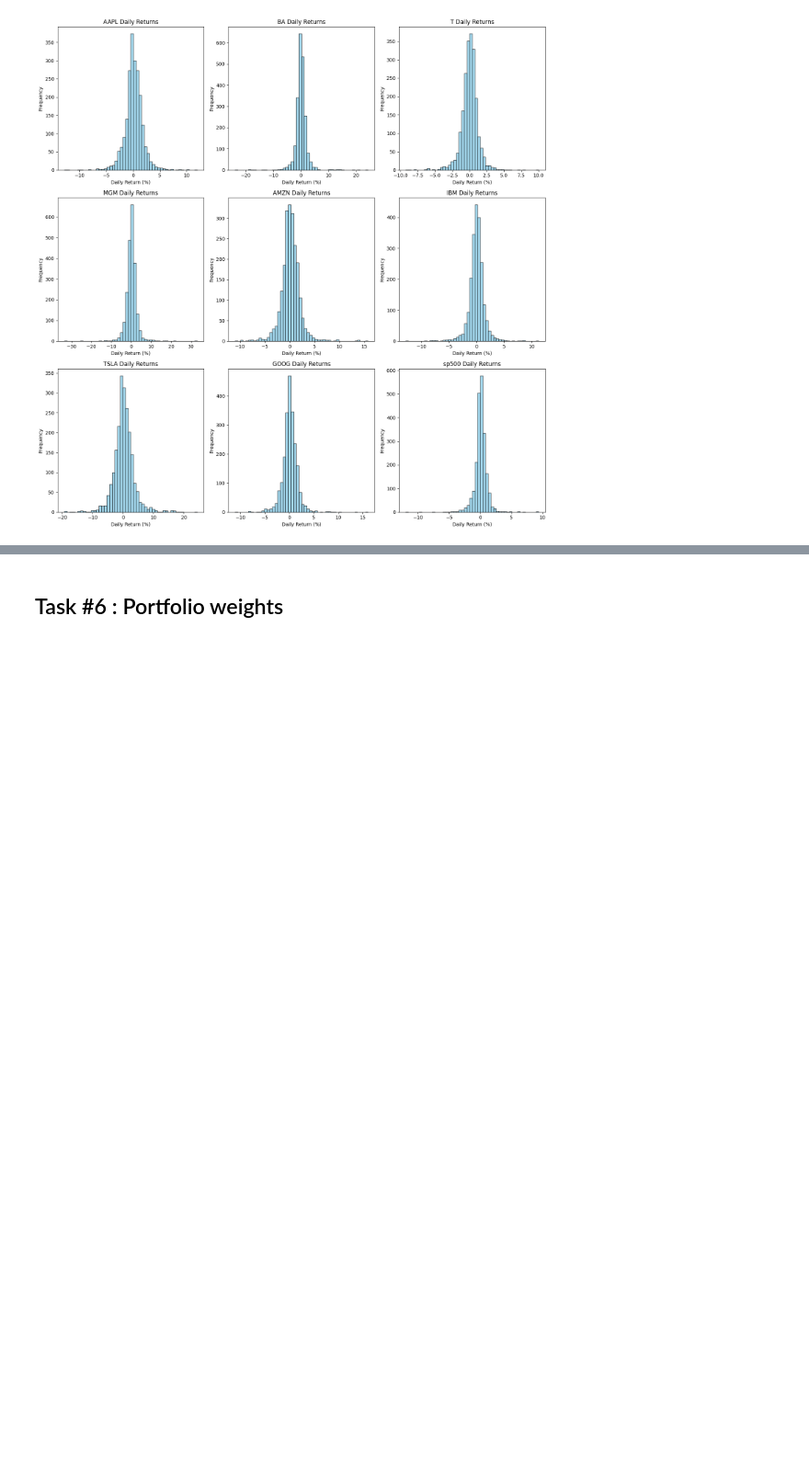
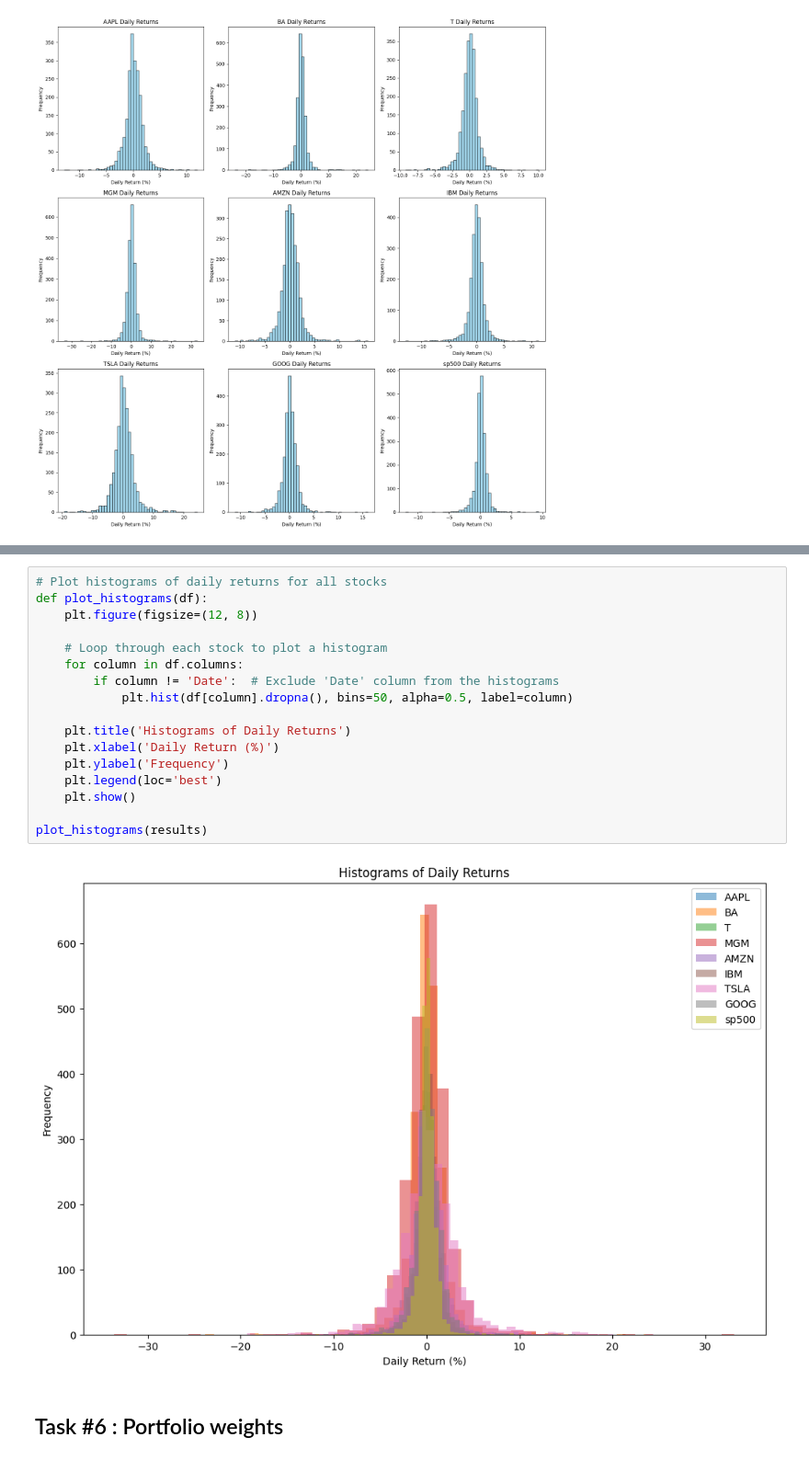
Before and after one commit to bubuzhang2002/Finance-with-Big-Data-PC-labs, a Jupyter notebook: PC labs/PC lab1.ipynb, the cells around one changed output, grey strips where cells are left out. Shown at 92% size. Cells and saved outputs as stored; diff of their text form; blank space fills up the shorter version.

```diff
--- a/PC labs/PC lab1.ipynb
+++ b/PC labs/PC lab1.ipynb
@@ -529,3 +506,22 @@ ModuleNotFoundError: No module named 'plotly'
+# %%
+# Plot histograms of daily returns for all stocks
+def plot_histograms(df):
+    plt.figure(figsize=(12, 8))
+
+    # Loop through each stock to plot a histogram
+    for column in df.columns:
+        if column != 'Date':  # Exclude 'Date' column from the histograms
+            plt.hist(df[column].dropna(), bins=50, alpha=0.5, label=column)
+
+    plt.title('Histograms of Daily Returns')
+    plt.xlabel('Daily Return (%)')
+    plt.ylabel('Frequency')
+    plt.legend(loc='best')
+    plt.show()
+
+plot_histograms(results)
+# %% [output]
+[figure, added]
 # %% [markdown]
 ## Task #6 : Portfolio weights
 # %% [markdown]
```
Also changed, not shown: parts of 7 cells of this notebook.
